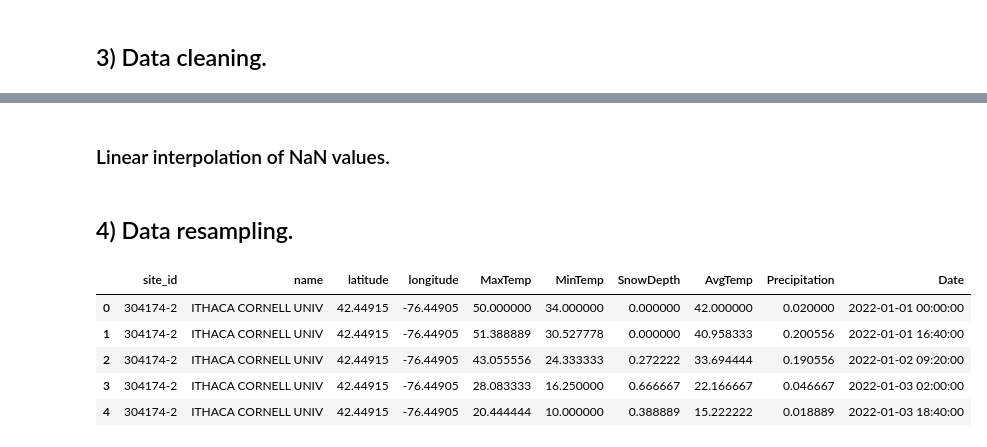
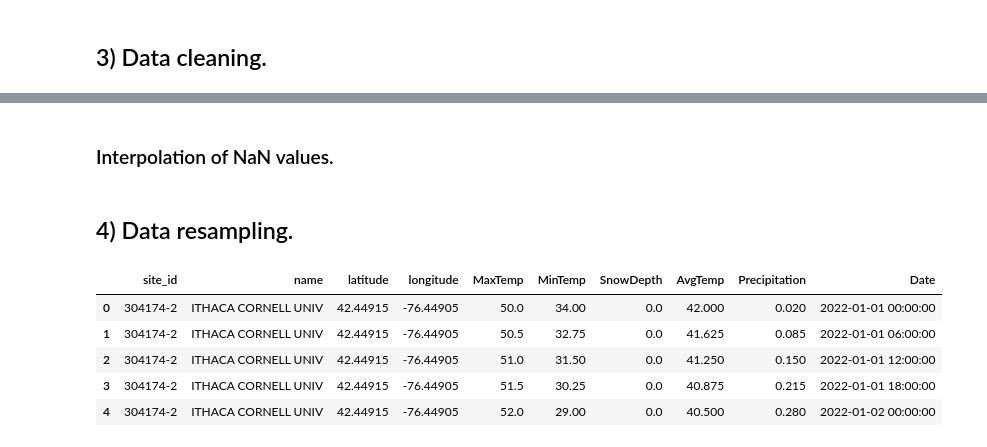
Before and after one commit to alex-l-young/pydrology, a Jupyter notebook: Examples/acis_data_request.ipynb, the cells around one changed output, grey strips where cells are left out. Drawn from its saved outputs; the diff is of its cells as text; code cells hidden in the pictures.

```diff
--- a/Examples/acis_data_request.ipynb
+++ b/Examples/acis_data_request.ipynb
@@ -102,17 +95,17 @@ acis_df.head()
 # %% [markdown]
-### Linear interpolation of NaN values.
+### Interpolation of NaN values.
 # %%
 acis_df = time_series.interpolate_time_series(acis_df, data_columns, method='linear')
 # %% [markdown]
 ## 4) Data resampling.
 # %%
-new_dt = 1000 # New time step in minutes.
+new_dt = 360 # New time step in minutes.
 resample_acis_df = time_series.resample_data(acis_df, time_column, data_columns, new_dt)
 resample_acis_df.head()
 # %% [output]
 |  | site_id | name | latitude | longitude | MaxTemp | MinTemp | SnowDepth | AvgTemp | Precipitation | Date |
-| 0 | 304174-2 | ITHACA CORNELL UNIV | 42.44915 | -76.44905 | 50.000000 | 34.000000 | 0.000000 | 42.000000 | 0.020000 | 2022-01-01 00:00:00 |
-| 1 | 304174-2 | ITHACA CORNELL UNIV | 42.44915 | -76.44905 | 51.388889 | 30.527778 | 0.000000 | 40.958333 | 0.200556 | 2022-01-01 16:40:00 |
-| 2 | 304174-2 | ITHACA CORNELL UNIV | 42.44915 | -76.44905 | 43.055556 | 24.333333 | 0.272222 | 33.694444 | 0.190556 | 2022-01-02 09:20:00 |
-| 3 | 304174-2 | ITHACA CORNELL UNIV | 42.44915 | -76.44905 | 28.083333 | 16.250000 | 0.666667 | 22.166667 | 0.046667 | 2022-01-03 02:00:00 |
-| 4 | 304174-2 | ITHACA CORNELL UNIV | 42.44915 | -76.44905 | 20.444444 | 10.000000 | 0.388889 | 15.222222 | 0.018889 | 2022-01-03 18:40:00 |
+| 0 | 304174-2 | ITHACA CORNELL UNIV | 42.44915 | -76.44905 | 50.0 | 34.00 | 0.0 | 42.000 | 0.020 | 2022-01-01 00:00:00 |
+| 1 | 304174-2 | ITHACA CORNELL UNIV | 42.44915 | -76.44905 | 50.5 | 32.75 | 0.0 | 41.625 | 0.085 | 2022-01-01 06:00:00 |
+| 2 | 304174-2 | ITHACA CORNELL UNIV | 42.44915 | -76.44905 | 51.0 | 31.50 | 0.0 | 41.250 | 0.150 | 2022-01-01 12:00:00 |
+| 3 | 304174-2 | ITHACA CORNELL UNIV | 42.44915 | -76.44905 | 51.5 | 30.25 | 0.0 | 40.875 | 0.215 | 2022-01-01 18:00:00 |
+| 4 | 304174-2 | ITHACA CORNELL UNIV | 42.44915 | -76.44905 | 52.0 | 29.00 | 0.0 | 40.500 | 0.280 | 2022-01-02 00:00:00 |
```
Also changed, not shown: parts of 8 cells of this notebook, 1 other file.
